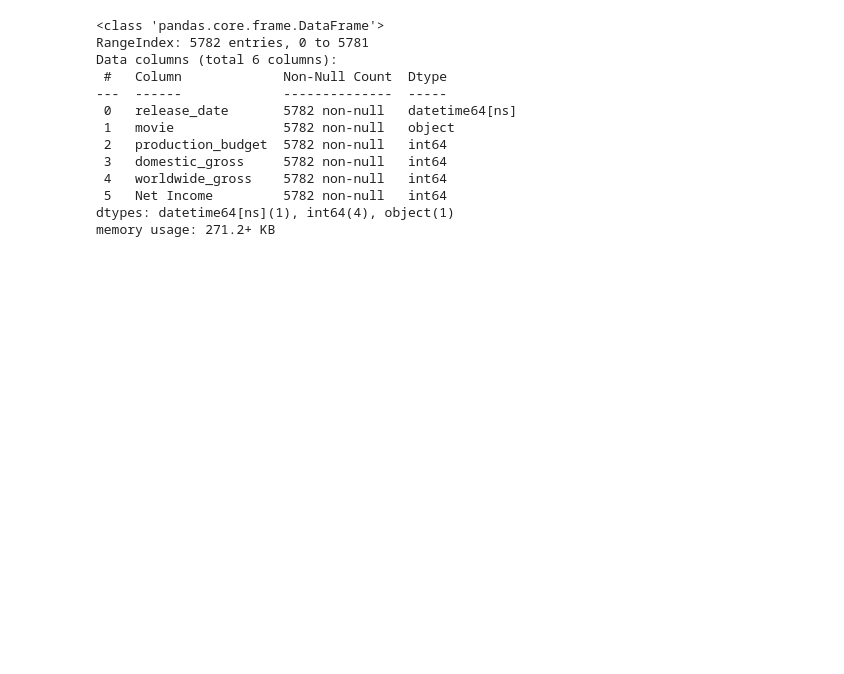
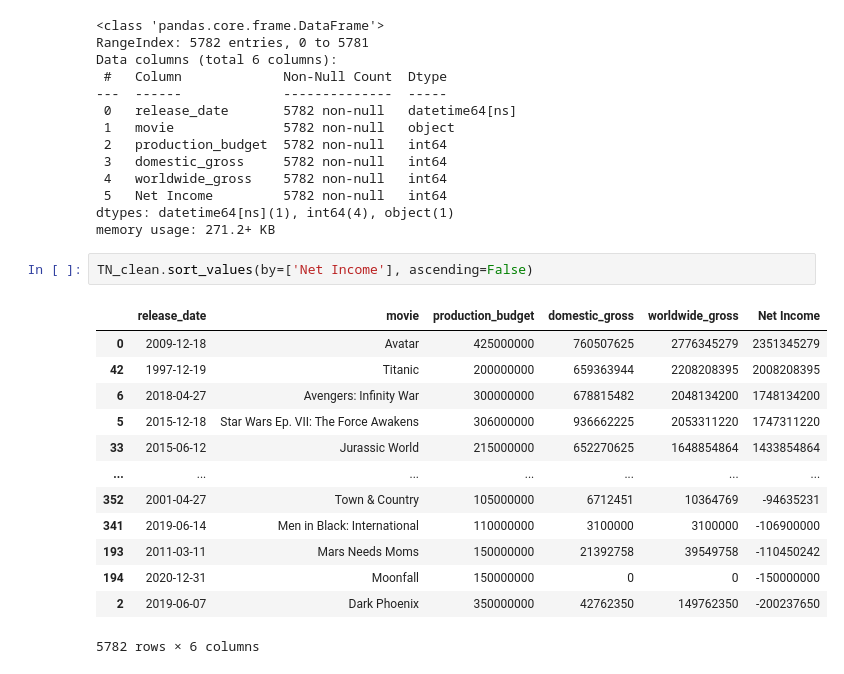
Before and after one commit to learn-co-curriculum/dsc-phase-1-project-v2-4, a Jupyter notebook: student.ipynb, the cells around one changed output. Drawn from its saved outputs; the diff is of its cells as text; blank space fills up the shorter version.

```diff
--- a/student.ipynb
+++ b/student.ipynb
@@ -250,3 +263,19 @@ Data columns (total 6 columns):
  5   Net Income         5782 non-null   int64
 dtypes: datetime64[ns](1), int64(4), object(1)
 memory usage: 271.2+ KB
+# %%
+TN_clean.sort_values(by=['Net Income'], ascending=False)
+# %% [output]
+|  | release_date | movie | production_budget | domestic_gross | worldwide_gross | Net Income |
+| 0 | 2009-12-18 | Avatar | 425000000 | 760507625 | 2776345279 | 2351345279 |
+| 42 | 1997-12-19 | Titanic | 200000000 | 659363944 | 2208208395 | 2008208395 |
+| 6 | 2018-04-27 | Avengers: Infinity War | 300000000 | 678815482 | 2048134200 | 1748134200 |
+| 5 | 2015-12-18 | Star Wars Ep. VII: The Force Awakens | 306000000 | 936662225 | 2053311220 | 1747311220 |
+| 33 | 2015-06-12 | Jurassic World | 215000000 | 652270625 | 1648854864 | 1433854864 |
+| ... | ... | ... | ... | ... | ... | ... |
+| 352 | 2001-04-27 | Town & Country | 105000000 | 6712451 | 10364769 | -94635231 |
+| 341 | 2019-06-14 | Men in Black: International | 110000000 | 3100000 | 3100000 | -106900000 |
+| 193 | 2011-03-11 | Mars Needs Moms | 150000000 | 21392758 | 39549758 | -110450242 |
+| 194 | 2020-12-31 | Moonfall | 150000000 | 0 | 0 | -150000000 |
+| 2 | 2019-06-07 | Dark Phoenix | 350000000 | 42762350 | 149762350 | -200237650 |
+5782 rows × 6 columns
```
Also changed, not shown: parts of 11 cells of this notebook.
